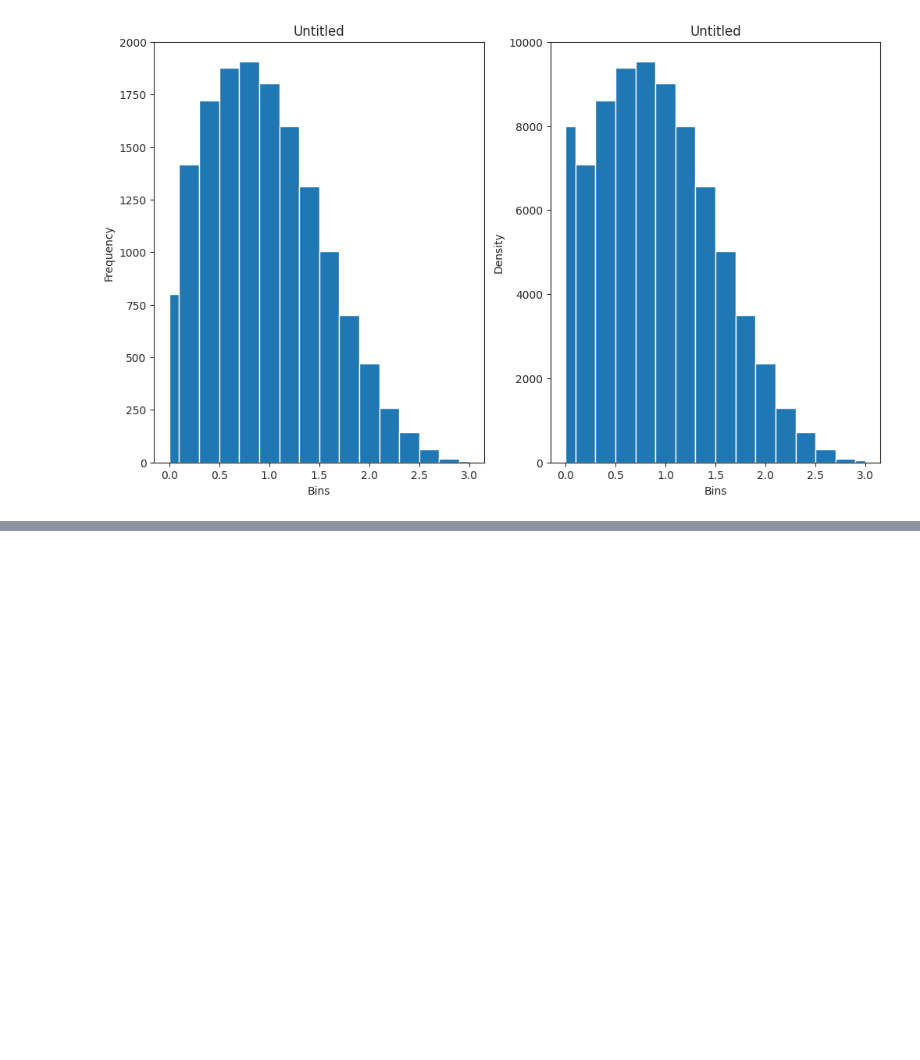
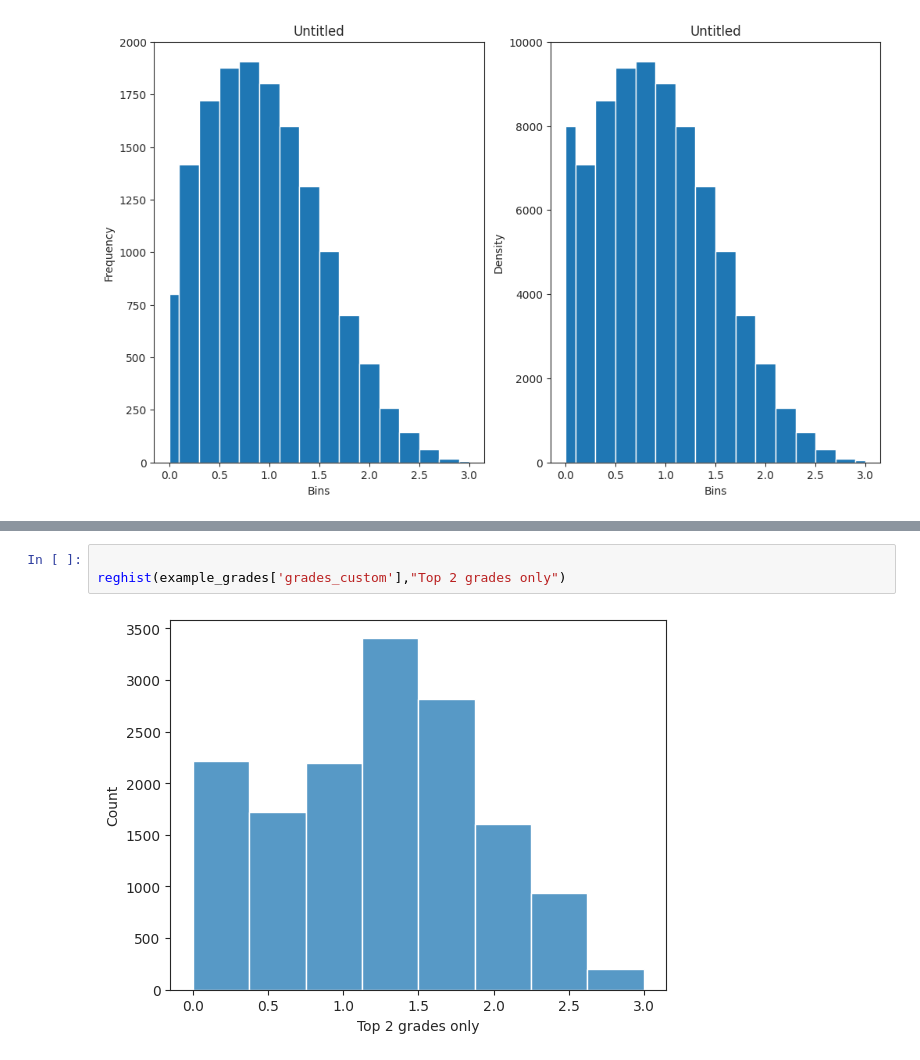
Before and after one commit to Dorijan-Cirkveni/tar-project, a Jupyter notebook: data_visualisation.ipynb, the cells around one changed output, grey strips where cells are left out. Cells and saved outputs as stored; diff of their text form; blank space fills up the shorter version.

```diff
--- a/data_visualisation.ipynb
+++ b/data_visualisation.ipynb
@@ -650,0 +662,5 @@ temp=None
+# %%
+
+reghist(example_grades['grades_custom'],"Top 2 grades only")
+# %% [output]
+[figure, added]
```
Also changed, not shown: parts of 4 cells of this notebook.
